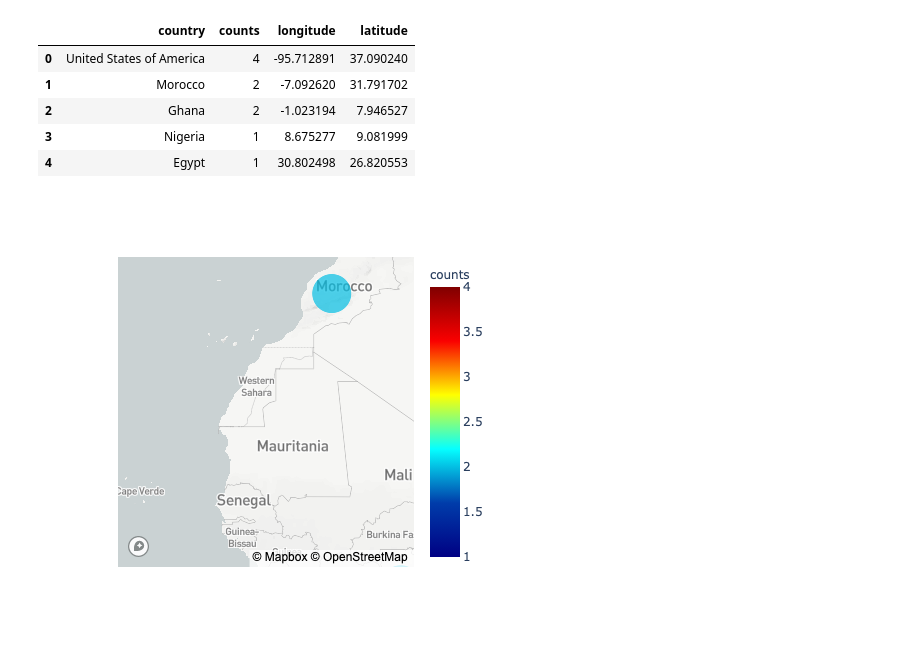
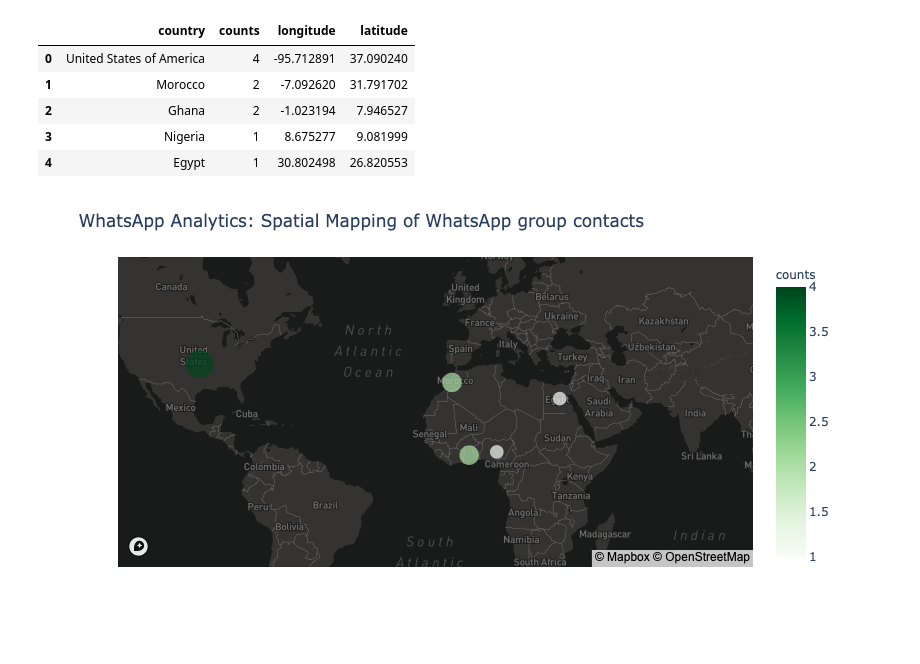
Before and after one commit to codebrain001/Whatsapp-spatial-mapping, a Jupyter notebook: prototype.ipynb, the cells around one changed output. Cells and saved outputs as stored; diff of their text form; code cells hidden in the pictures.

Commit message:
Refactored the plotting script

```diff
--- a/prototype.ipynb
+++ b/prototype.ipynb
@@ -57,18 +57,23 @@ df.to_csv('test.csv')
 # %%
 import plotly.express as px
 px.set_mapbox_access_token('pk.eyJ1IjoiY29kZWJyYWluIiwiYSI6ImNrNnJwbGJzbDA3dmgzZ3BjMWFjcm1kOGYifQ.B0IPg-piwjx-Bljcm0bnPw')
 fig = px.scatter_mapbox(
     df, lat="latitude", lon="longitude",
     color="counts",
     size="counts",
-    color_continuous_scale=px.colors.sequential.Jet,
-    size_max=40,
-    zoom=3,
+    color_continuous_scale=px.colors.sequential.Greens,
+    size_max=20,
+    zoom=1,
 #     center={"lat": 37.0902, "lon": -95.7129},
     hover_data=["country", 'counts'],
     hover_name='country'
 )
 
+fig.update_layout(
+        title='WhatsApp Analytics: Spatial Mapping of WhatsApp group contacts',
+        mapbox_style="dark")
+
+
 fig.show()
 # %% [output]
-[figure, old version]
+[figure, new version]
```
Also changed, not shown: parts of 4 cells of this notebook, 7 other files.
